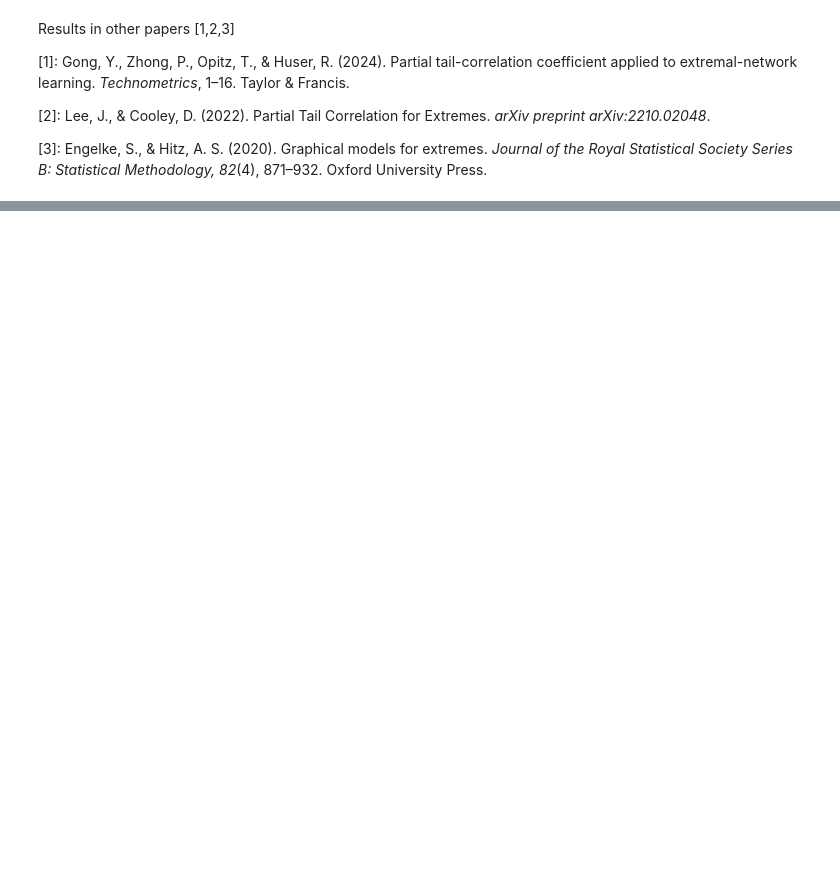
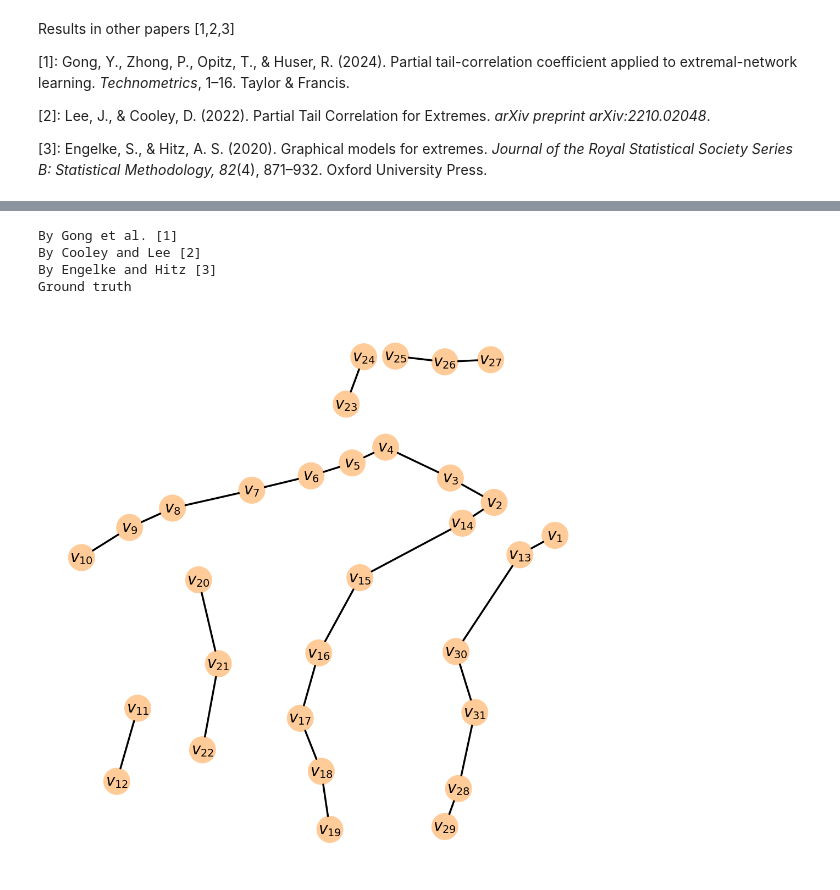
Before and after one commit to junshujiang/tailSCM, a Jupyter notebook: tutorial3_applicationDanube.ipynb, the cells around one changed output, grey strips where cells are left out. Cells and saved outputs as stored; diff of their text form; code cells hidden in the pictures; blank space fills up the shorter version.

```diff
--- a/tutorial3_applicationDanube.ipynb
+++ b/tutorial3_applicationDanube.ipynb
@@ -193,0 +100,59 @@ By Engelke and Hitz [3]
+# %%
+links_gong=link_dict["GONG"]
+
+edge_shape_gong=np.zeros_like(results_tail["graph"])
+for start,end in links_gong:
+    edge_shape_gong[start-1,end-1,0]="---"
+    edge_shape_gong[end-1,start-1,0]="---"
+
+links_cooley=link_dict["COOLEY"]
+
+
+
+edge_shape_cooley=np.zeros_like(results_tail["graph"])
+for start,end in links_cooley:
+    edge_shape_cooley[start-1,end-1,0]="---"
+    edge_shape_cooley[end-1,start-1,0]="---"
+
+links_Enge=link_dict["ENGELKE"]
+
+
+
+edge_shape_Enge=np.zeros_like(results_tail["graph"])
+for start,end in links_Enge:
+    edge_shape_Enge[start-1,end-1,0]="---"
+    edge_shape_Enge[end-1,start-1,0]="---"
+
+
+links_ground_truth=link_dict["GROUNDTRUTH"]
+
+
+
+edge_shape_ground_truth=np.zeros_like(results_tail["graph"])
+for start,end in links_ground_truth:
+    edge_shape_ground_truth[start-1,end-1,0]="-->"
+    edge_shape_ground_truth[end-1,start-1,0]="<--"
+
+
+
+print("By Gong et al. [1]")
+save_path=os.path.join(log_path,f"resultsgong.png")
+draw_graph(edge_shape_gong,node_pos=new_position_dict,figsize=(10,10),node_size=50,arrow_linewidth=5,arrowhead_size=45,curved_radius=1,node_label_size=20,var_names=var_names,save_path=save_path)
+
+print("By Cooley and Lee [2]")
+save_path=os.path.join(log_path,f"resultscooley.png")
+draw_graph(edge_shape_cooley,node_pos=new_position_dict,figsize=(10,10),node_size=50,arrow_linewidth=5,arrowhead_size=45,curved_radius=1,node_label_size=20,var_names=var_names,save_path=save_path )
+
+print("By Engelke and Hitz [3]")
+save_path=os.path.join(log_path,f"resultsenge.png")
+draw_graph(edge_shape_Enge,node_pos=new_position_dict,figsize=(10,10),node_size=50,arrow_linewidth=5,arrowhead_size=45,curved_radius=1,node_label_size=20,var_names=var_names,save_path=save_path)
+
+print("Ground truth")
+save_path=os.path.join(log_path,f"ground_truth.png")
+draw_graph(edge_shape_ground_truth,node_pos=new_position_dict,figsize=(10,10),node_size=50,arrow_linewidth=5,arrowhead_size=45,curved_radius=1,node_label_size=20,var_names=var_names,save_path=save_path)
+# %% [output]
+By Gong et al. [1]
+By Cooley and Lee [2]
+By Engelke and Hitz [3]
+Ground truth
+[figure, added]
```
Also changed, not shown: parts of 12 cells of this notebook, 4 other files.
